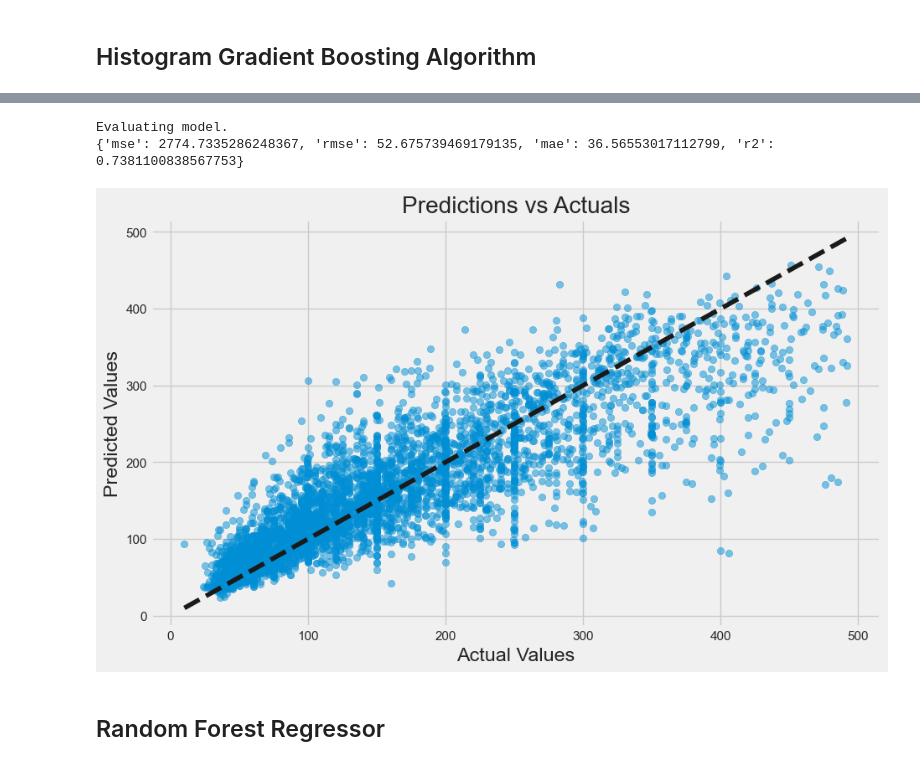
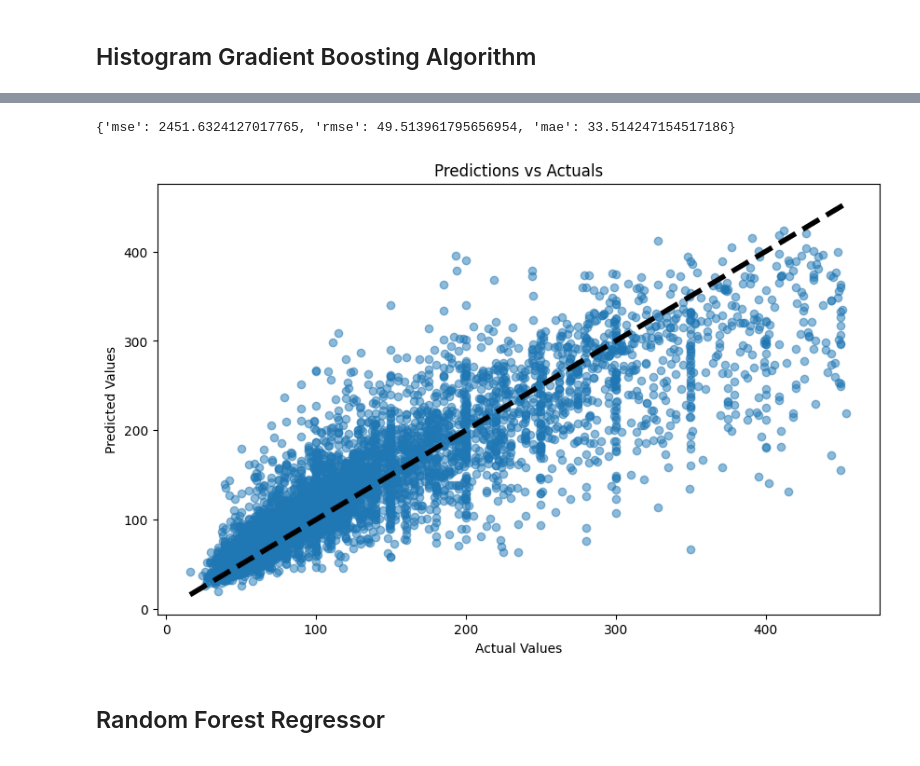
Before and after one commit to suvoganguli/AAI510_FinalProject, a Jupyter notebook: src/AAI510_Final_JupyterNotebook.ipynb, the cells around one changed output, grey strips where cells are left out. Drawn from its saved outputs; the diff is of its cells as text; code cells hidden in the pictures.

Commit message:
Updated notebook code for feature engineering and modeling.

```diff
--- a/src/AAI510_Final_JupyterNotebook.ipynb
+++ b/src/AAI510_Final_JupyterNotebook.ipynb
@@ -232,0 +244,10 @@ Modeling - What modeling techniques should we apply?
+# %%
+# Use recursive feature elimination for feature selection
+x_train, y_train, x_val, y_val, x_test, y_test = DataCleaner.perform_x_y_split(train_data, val_data, test_data)
+
+n_features = 60
+top_columns = ColumnSelector.recursive_feature_elimination(x_train, y_train, n_features)
+print(f"Top columns: {top_columns}")
+x_train = x_train[top_columns]
+x_val = x_val[top_columns]
+x_test = x_test[top_columns]
@@ -233,13 +258,12 @@ Modeling - What modeling techniques should we apply?
 # %% [markdown]
 ## Histogram Gradient Boosting Algorithm
+# %%
+optuna.logging.set_verbosity(optuna.logging.WARNING)
 # %%
+# Tune histogram gradient boosting regressor hyperparameters
 from tuners.HistGradientBoostingRegressorTuner import HistGradientBoostingRegressorTuner
 
-print("Performing hyperparameter tuning.")
 study = optuna.create_study(direction='minimize')
-study.optimize(HistGradientBoostingRegressorTuner.tune(x_train, y_train, x_val, y_val), n_trials=10)
-
-print("Training model.")
-model = HistGradientBoostingRegressor(**study.best_params, random_state=1)
-model.fit(x_train, y_train)
+study.optimize(HistGradientBoostingRegressorTuner.tune(x_train, y_train, x_val, y_val), n_trials=100)
+print(f"Best hyperparameters: {study.best_params}")
 # %% [output]
@@ -266,11 +271,15 @@ HistGradientBoostingRegressor(early_stopping=False,
-# %%
-print("Evaluating model.")
-val_preds = model.predict(x_val)
-print(ModelEvaluator.get_key_metrics(y_val, val_preds))
-ModelEvaluator.plot_predictions_vs_actuals(y_val, val_preds)
-# %% [output]
-Evaluating model.
-{'mse': 2774.7335286248367, 'rmse': 52.675739469179135, 'mae': 36.56553017112799, 'r2': 0.7381100838567753}
-[figure, removed]
+# %%
+# Train histogram gradient boosting regressor model
+from sklearn.ensemble import HistGradientBoostingRegressor
+
+model = HistGradientBoostingRegressor(**study.best_params, random_state=1).fit(x_train, y_train)
+# %%
+# Evaluate histogram gradient boosting regressor model
+preds = model.predict(x_test)
+print(ModelEvaluator.get_key_metrics(y_test, preds))
+ModelEvaluator.plot_predictions_vs_actuals(y_test, preds)
+# %% [output]
+{'mse': 2451.6324127017765, 'rmse': 49.513961795656954, 'mae': 33.514247154517186}
+[figure, added]
 # %% [markdown]
 ## Random Forest Regressor
```
Also changed, not shown: parts of 30 cells of this notebook, 5 other files.
